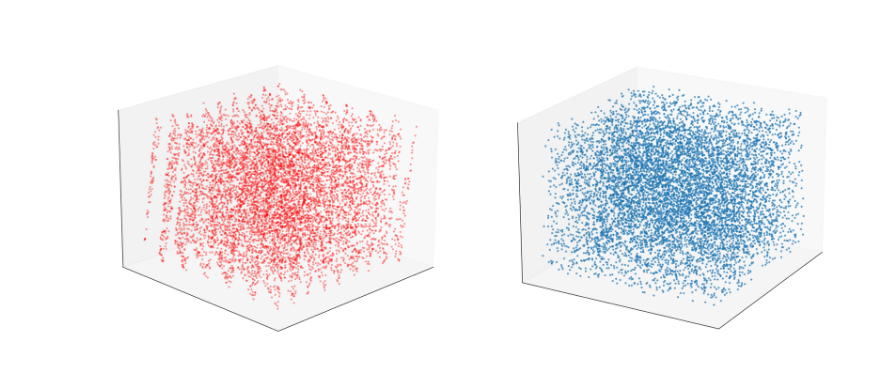
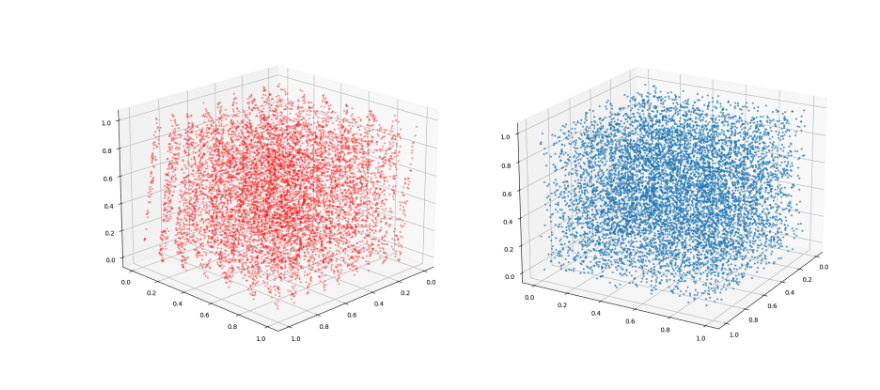
Before and after one commit to mateoveega/MCMC-MonteCarlo-TFG, a Jupyter notebook: CH_1/PRNG_COMPARISON.ipynb, the cells around one changed output. Saved outputs shown, nothing was run; the diff lists cells and outputs as text; code cells hidden in the pictures.

```diff
--- a/CH_1/PRNG_COMPARISON.ipynb
+++ b/CH_1/PRNG_COMPARISON.ipynb
@@ -3,8 +3,8 @@
 # %%
-# Creamos una función para generar números mediante LCG
 import numpy as np
 
-def randu_generator(n, seed = 1):
+# Creamos una función para generar números mediante LCG
+def LCG_generator(n, seed = 1):
     a = 65539
     c = 0
     m = 2 ** 31
@@ -16,40 +16,32 @@ def randu_generator(n, seed = 1):
     return np.array(results).reshape(n, 3)
 # %%
 # Generamos n_points números pseudoaleatorios con cada generador
-n_points = 8000
+n_points = 8000 # Entre mayor sea n_points más visibles serán los planos de Marsaglia
 
-# Generar mediante RANDU
-randu_points = randu_generator(n_points)
+# Generamos mediante LCG
+LCG_points = LCG_generator(n_points)
 
-# Generar mediante Mersenne
-mersenne_points = np.random.rand(n_points, 3)
+# Generamos mediante Mersenne
+mersenne_points = np.random.rand(n_points, 3) # np.random.rand utiliza MT19937 por retrocompatibilidad
 # %%
 import matplotlib.pyplot as plt
 from mpl_toolkits.mplot3d import Axes3D
 
 fig = plt.figure(figsize=(18, 8))
 
-# Graficar RANDU
+# Graficamos los números generados mediante LCG
 ax1 = fig.add_subplot(1, 2, 1, projection='3d')
-ax1.scatter(randu_points[:, 0], randu_points[:, 1], randu_points[:, 2], s=5, alpha=0.3, color='red', label='RANDU')
+ax1.scatter(LCG_points[:, 0], LCG_points[:, 1], LCG_points[:, 2], s=5, alpha=0.3, color='red', label='LCG')
 ax1.view_init(elev=20, azim=45)
-ax1.set_xticks([])
-ax1.set_yticks([])
-ax1.set_zticks([])
-ax1.grid(False)
 
-# Graficar Mersenne
+# Graficamos los número generados mediante MT
 ax2 = fig.add_subplot(1, 2, 2, projection='3d')
-ax2.scatter(mersenne_points[:, 0], mersenne_points[:, 1], mersenne_points[:, 2], s=5, alpha=0.6, label='Mersenne Twister')
+ax2.scatter(mersenne_points[:, 0], mersenne_points[:, 1], mersenne_points[:, 2], s=5, alpha=0.6, label='MT')
 ax2.view_init(elev=20, azim=30)
-ax2.set_xticks([])
-ax2.set_yticks([])
-ax2.set_zticks([])
-ax2.grid(False)
 
 plt.tight_layout()
 plt.savefig('COMPARACION_GENERADORES.pdf', bbox_inches='tight')
 plt.show()
 # %% [output]
-[figure, old version]
+[figure, new version]
 # %%
```
Also changed, not shown: parts of 2 cells of this notebook.
